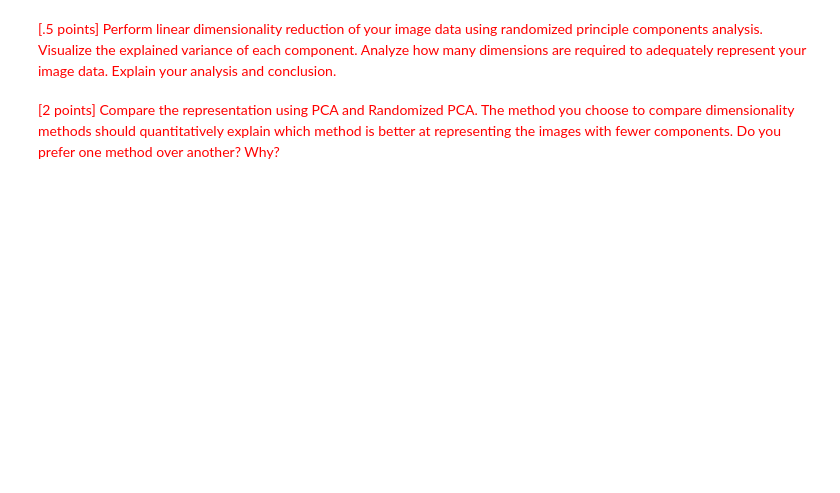
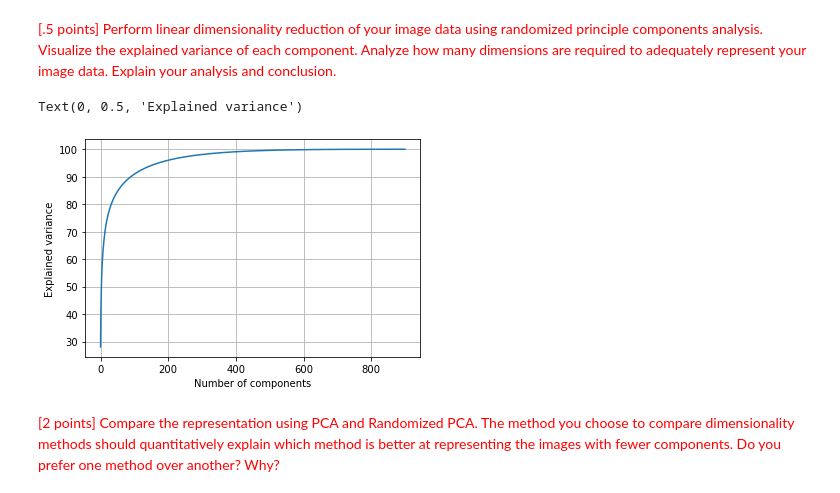
Before and after one commit to calebm00re/S22-ml02, a Jupyter notebook: images.ipynb, the cells around one changed output. Cells and saved outputs as stored; diff of their text form; code cells hidden in the pictures; blank space fills up the shorter version.

```diff
--- a/images.ipynb
+++ b/images.ipynb
@@ -221,3 +291,12 @@ Text(0.5, 1.0, 'PCA')
+# %%
+# Visualize the data
+plt.grid()
+plt.plot(np.cumsum(pca_orig_components.explained_variance_ratio_ * 100))
+plt.xlabel('Number of components')
+plt.ylabel('Explained variance')
+# %% [output]
+Text(0, 0.5, 'Explained variance')
+[figure, added]
 # %% [markdown]
 <span style="color:red">
 [2 points]  Compare the representation using PCA and Randomized PCA. The method you choose to compare dimensionality methods should quantitatively explain which method is better at representing the images with fewer components.  Do you prefer one method over another? Why?
```
Also changed, not shown: parts of 17 cells of this notebook, 1 other file.
